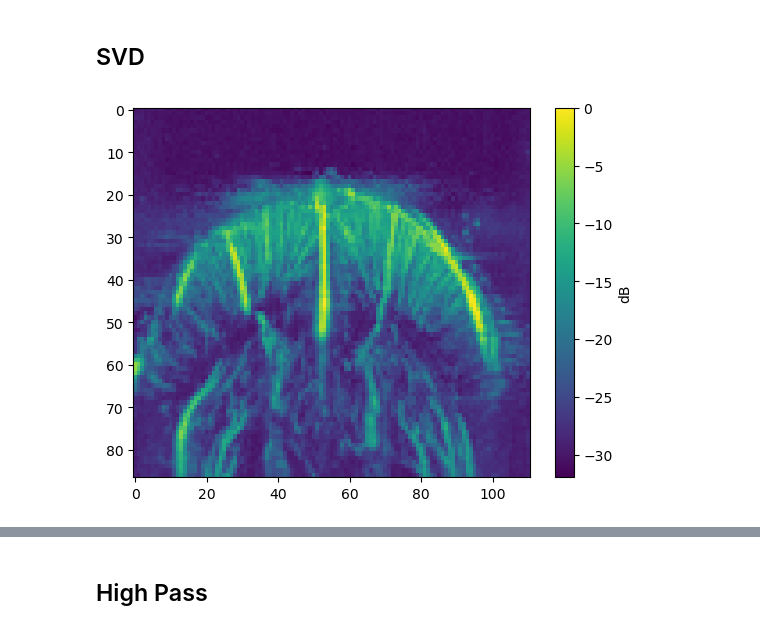
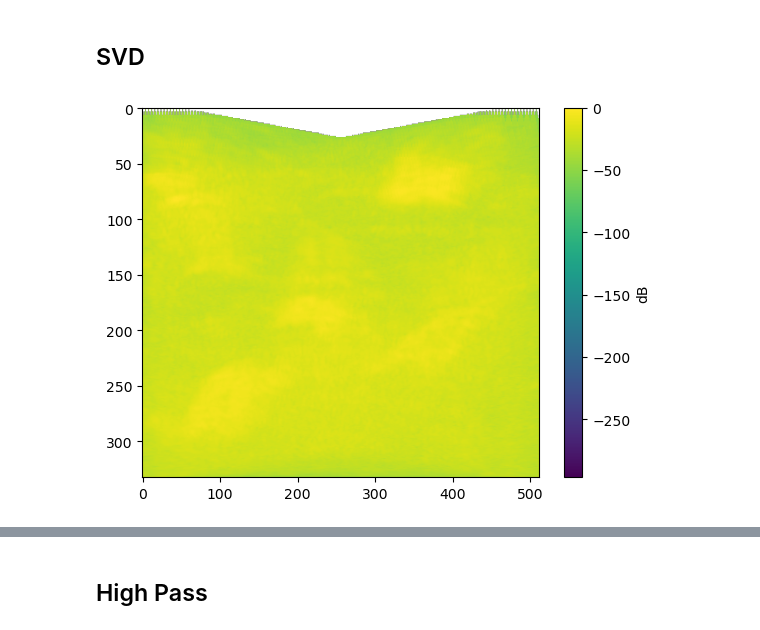
Before and after one commit to MatthieuVAUTRIN/superresolution, a Jupyter notebook: 003_post_bf_processing.ipynb, the cells around one changed output, grey strips where cells are left out. Cells and saved outputs as stored; diff of their text form; code cells hidden in the pictures.

```diff
--- a/003_post_bf_processing.ipynb
+++ b/003_post_bf_processing.ipynb
@@ -4,11 +4,11 @@
 #Simulation settings
 using_simulation_data = False
 parameters_file_path = "./parameters/003_simulation_test.json"
-bf_matrix_name = ""
+bf_matrix_path = "./data_nsi/npy/beamformed/000_IQ_test_rectangle.npy"
 
 #Real data settings
 imported_rf_matrix_delay_unit = "um"
-using_matlab_data = True
+using_matlab_data = False
 matlab_bf_data_path = "./resources/filterBox/Datatest/originalBF.mat"
 interpolate_data = True
 
@@ -53,8 +53,6 @@ Max acquisition depth : 0.010008000000000001 m
 # Import BF matrix
 # %%
 if using_simulation_data:
-
-    bf_matrix_path = bf_matrix_name#f"./data_nsi/csv/beamformed/{bf_matrix_name}.npy"
 
     bf_matrix = np.load(bf_matrix_path)
     print("Imported bf matrix with shape: ", bf_matrix.shape)
@@ -65,6 +63,10 @@ else:
         bf_matrix = list(bf_matrix.values())[-1]
         #bf_matrix = np.sum(bf_matrix, axis=2) if len(bf_matrix.shape) > 2 else bf_matrix
         print("Imported bf matrix with shape: ", bf_matrix.shape)
+    else:
+        bf_matrix = np.load(bf_matrix_path)
+        print("Imported bf matrix with shape: ", bf_matrix.shape)
+
 
 if interpolate_data:
     samples = params["rf"]["upsampled_samples"]
@@ -107,9 +109,9 @@ def filter_svd(bf, nelim):
     #return filtered data and singular values
     return bff, S
 # %%
-filtered_svd, S = filter_svd(bf_matrix, 25)
+filtered_svd, S = filter_svd(bf_matrix, 5)
 plt.imshow(20 * np.log10(np.sum(np.abs(filtered_svd),axis=2) / np.max(np.sum(np.abs(filtered_svd), axis=2))), aspect='auto', cmap='viridis')
 plt.colorbar(label='dB')
 plt.show()
 # %% [output]
-[figure, old version]
+[figure, new version]
```
Also changed, not shown: parts of 7 cells of this notebook, 17 other files.
